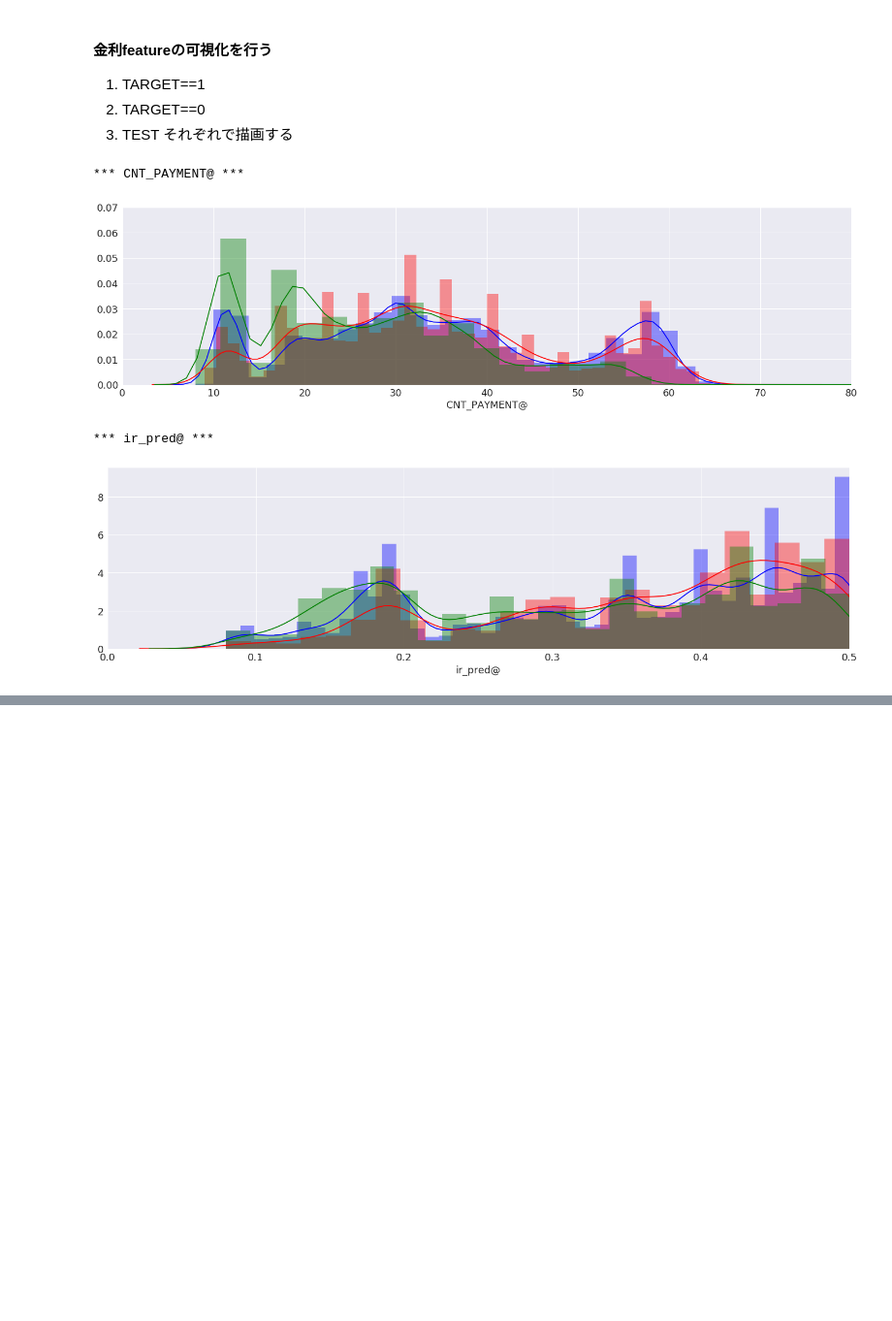
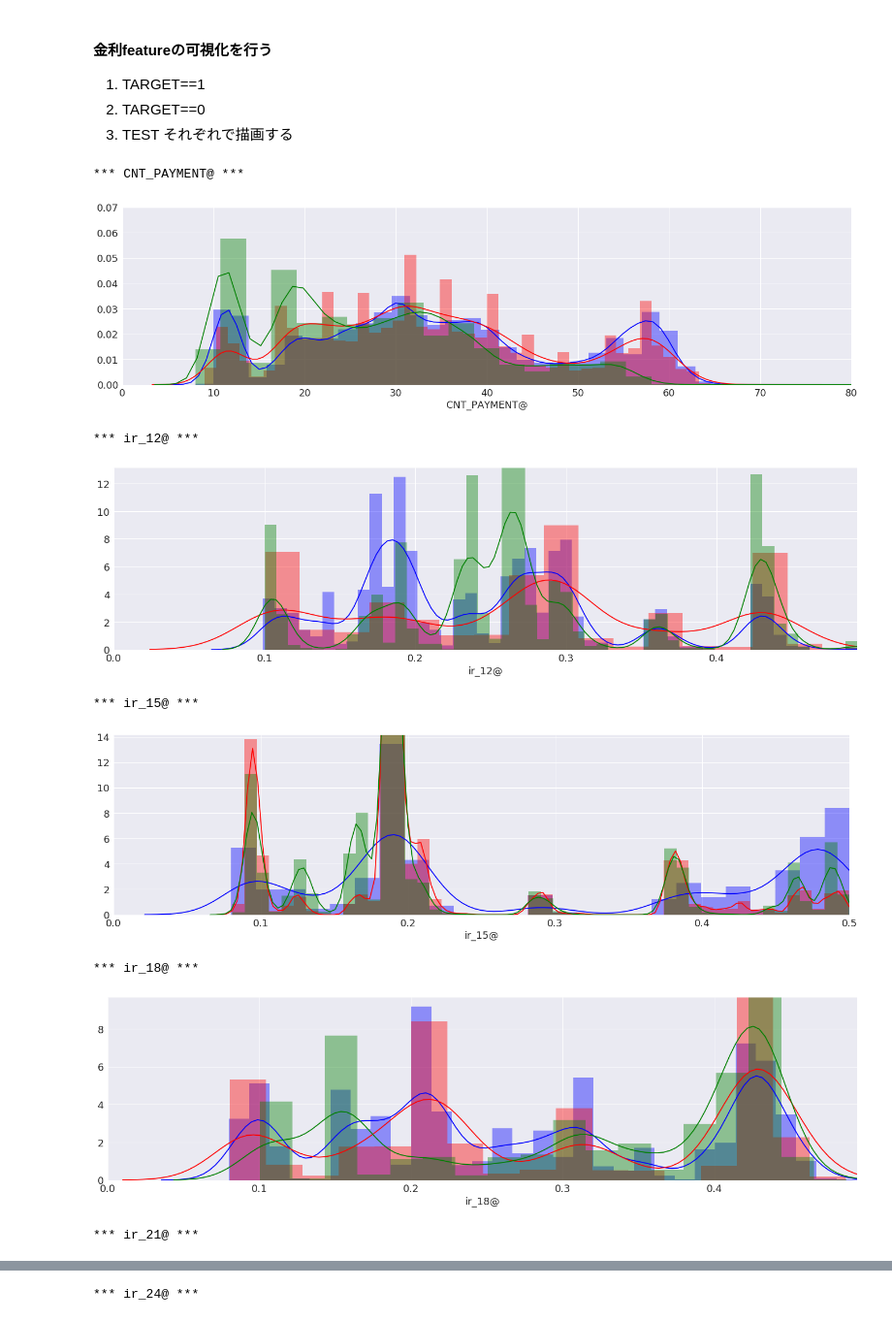
Before and after one commit to yryrgogo/Home-Credit-Default-Risk-79place, a Jupyter notebook: blog_py/home_credit_blog_6.ipynb, the cells around one changed output, grey strips where cells are left out. Shown at 97% size. Saved outputs shown, nothing was run; the diff lists cells and outputs as text; code cells hidden in the pictures; blank space fills up the shorter version.

```diff
--- a/blog_py/home_credit_blog_6.ipynb
+++ b/blog_py/home_credit_blog_6.ipynb
@@ -26,9 +26,9 @@ current applicatoinにSK_ID_BUREAUをmergeし、SK_ID_BUREAUが時系列と相
 SK_ID_BUREAUを30ビンにして各ビンの金利feature平均をプロットすることで、各時系列点（仮）の金利がどのようになっているか見る.
 # %%
 kb = 'SK_ID_BUREAU'
-bins = 30
-train_ir = utils.read_pkl_gzip('../features/4_winner/train_ir_pred@.gz')
-test_ir = utils.read_pkl_gzip('../features/4_winner/test_ir_pred@.gz')
+bins = 20
+train_ir = utils.read_pkl_gzip('../features/4_winner/train_stan_ir_pred@.gz')
+test_ir = utils.read_pkl_gzip('../features/4_winner/test_stan_ir_pred@.gz')
 ir = np.hstack((train_ir, test_ir))
 app['ir_pred'] = ir
 
@@ -97,33 +97,41 @@ for ir in ir_list:
     viz_test = test[ir].dropna()
 
     #========================================================================
     # TARGET 1 vs 0 vs Test
     #========================================================================
 
     print(f'*** {ir} ***')
     plt.figure(figsize=(24,6))
     sns.distplot(a=t0, color='b')
     sns.distplot(a=t1, color='r')
     fig = sns.distplot(a=viz_test, color='g')
     if ir.count('CNT_PAY'):
         max_val = 80
         fig.set(ylim=(0, 0.07))
     else:
         max_val = app[ir].max()
-    fig.set(xlim=(0, max_val))
+    if ir.count('stan'):
+        fig.set(xlim=(app[ir].min(), max_val))
+    else:
+        fig.set(xlim=(0, max_val))
     plt.xlabel(ir, fontsize=18)
     plt.tick_params(labelsize=18)
 
     plt.show()
 #     #========================================================================
 #     # Train vs Test
 #     #========================================================================
 #     plt.figure(figsize=(24,6))
 #     sns.distplot(a=viz_train, color='b')
 #     sns.distplot(a=viz_test, color='g')
 #     plt.show()
 # %% [output]
 *** CNT_PAYMENT@ ***
 [figure]
-*** ir_pred@ ***
+*** ir_12@ ***
-[figure, old version]
+[figure, new version]
+*** ir_15@ ***
+[figure, added]
+*** ir_18@ ***
+[figure, added]
+*** ir_21@ ***
@@ -129,0 +139 @@ for ir in ir_list:
+*** ir_24@ ***
```
Also changed, not shown: parts of 2 cells of this notebook, 2 other files.
